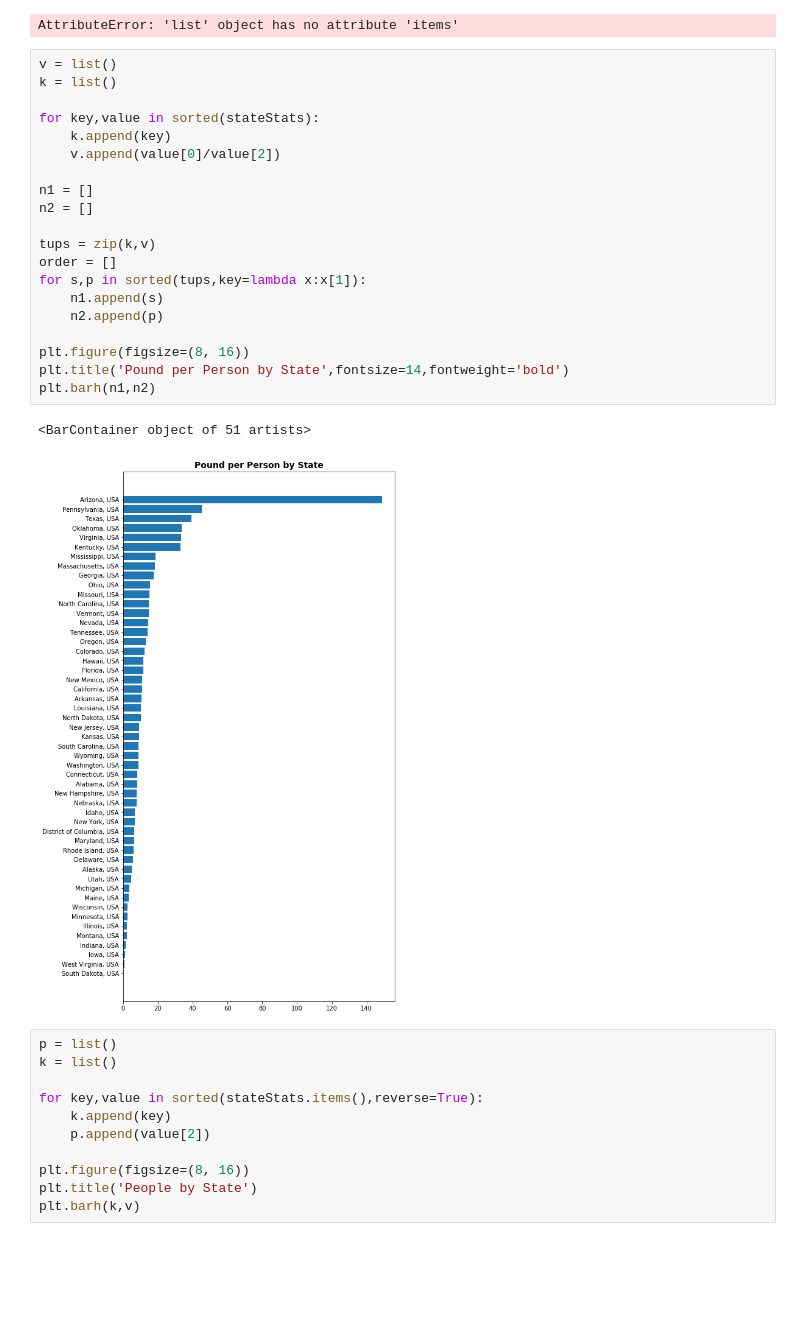
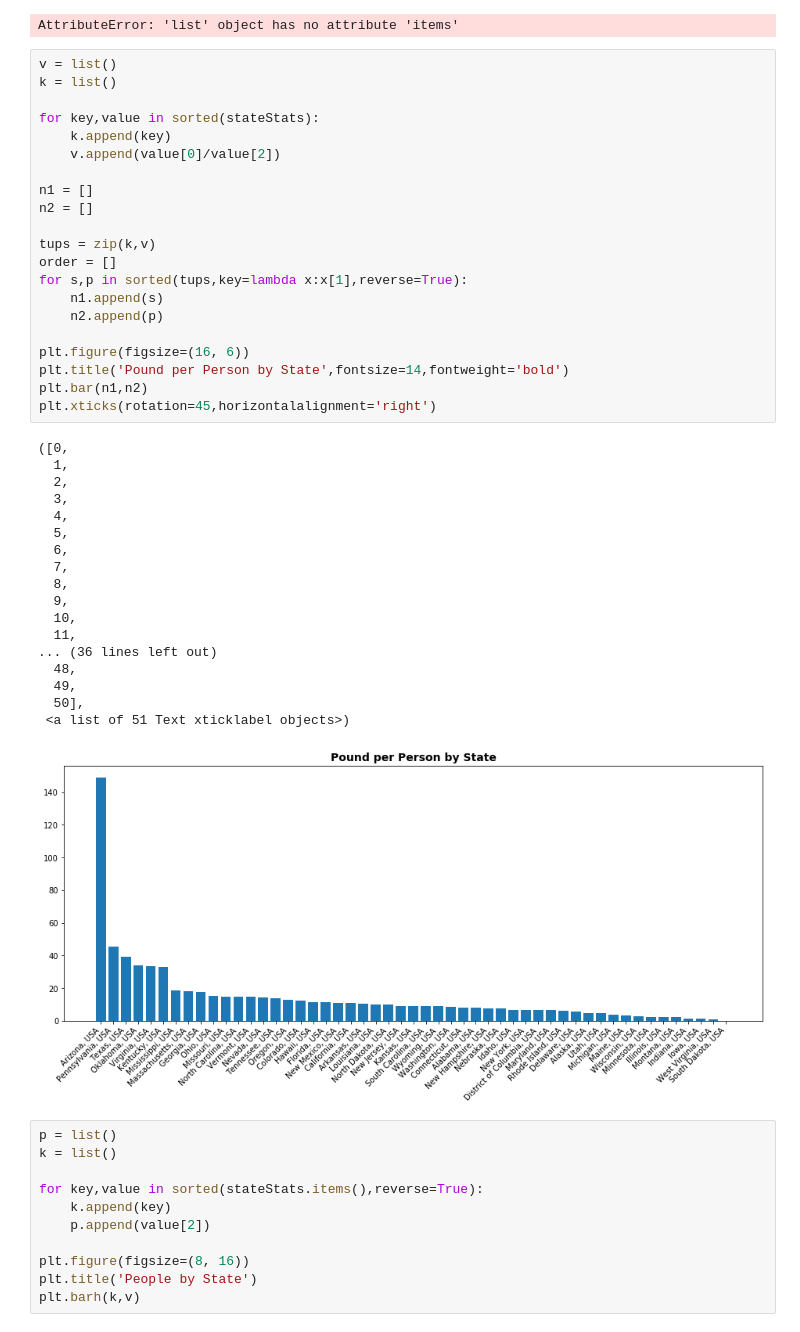
Before and after one commit to privat33r/dc20075-ocean, a Jupyter notebook: ocean-cleanup.ipynb, the cells around one changed output. Drawn from its saved outputs; the diff is of its cells as text; blank space fills up the shorter version.

```diff
--- a/ocean-cleanup.ipynb
+++ b/ocean-cleanup.ipynb
@@ -508,26 +543,43 @@ AttributeError: 'list' object has no attribute 'items'
 # %%
 v = list()
 k = list()
 
 for key,value in sorted(stateStats):
     k.append(key)
     v.append(value[0]/value[2])
 
 n1 = []
 n2 = []
 
 tups = zip(k,v)
 order = []
-for s,p in sorted(tups,key=lambda x:x[1]):
+for s,p in sorted(tups,key=lambda x:x[1],reverse=True):
     n1.append(s)
     n2.append(p)
 
-plt.figure(figsize=(8, 16))
+plt.figure(figsize=(16, 6))
 plt.title('Pound per Person by State',fontsize=14,fontweight='bold')
-plt.barh(n1,n2)
+plt.bar(n1,n2)
+plt.xticks(rotation=45,horizontalalignment='right')
 # %% [output]
-<BarContainer object of 51 artists>
+([0,
+  1,
+  2,
+  3,
+  4,
+  5,
+  6,
+  7,
+  8,
+  9,
+  10,
+  11,
+... (36 lines left out)
+  48,
+  49,
+  50],
+ <a list of 51 Text xticklabel objects>)
-[figure, old version]
+[figure, new version]
 # %%
 p = list()
 k = list()
```
Also changed, not shown: parts of 2 cells of this notebook, 2 other files.
